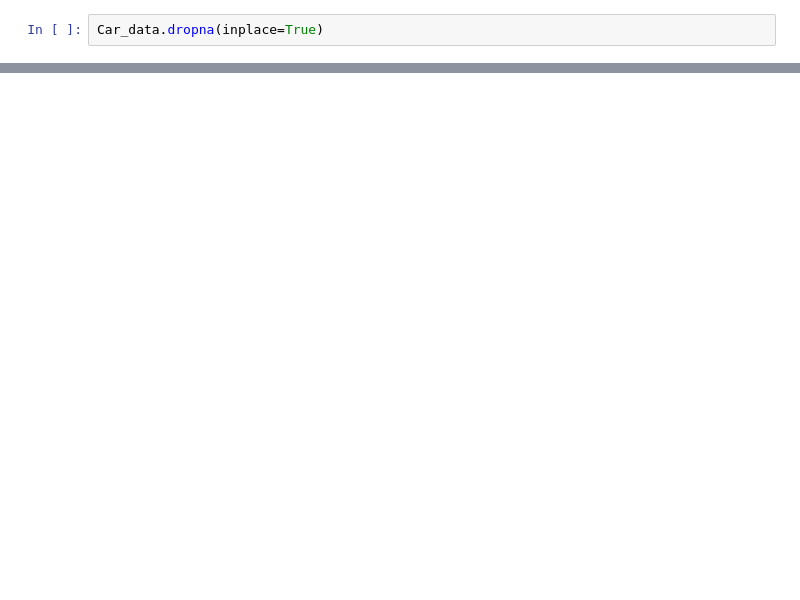
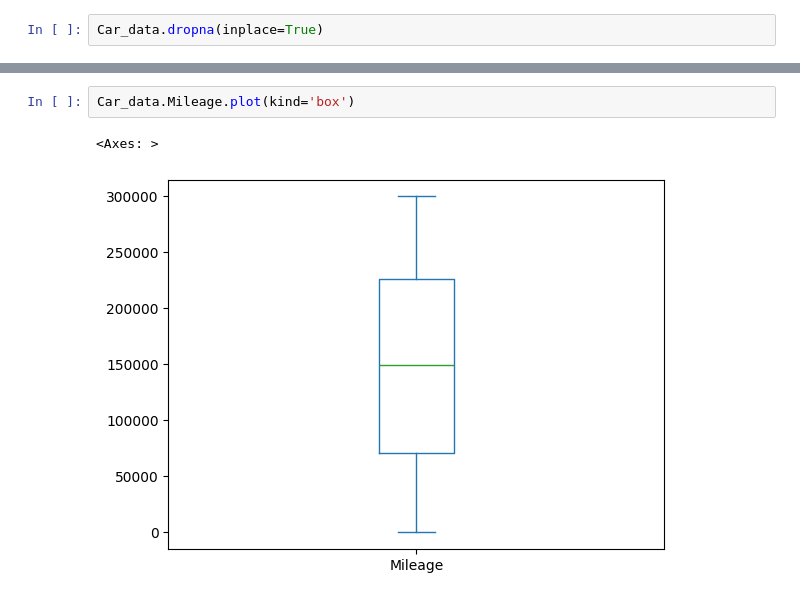
Before and after one commit to vinothkumard2006-ai/data-science, a Jupyter notebook: Car price pred.ipynb, the cells around one changed output, grey strips where cells are left out. Saved outputs shown, nothing was run; the diff lists cells and outputs as text; blank space fills up the shorter version.

```diff
--- a/Car price pred.ipynb
+++ b/Car price pred.ipynb
@@ -94,0 +171,5 @@ Car_data.describe()
+# %%
+Car_data.Mileage.plot(kind='box')
+# %% [output]
+<Axes: >
+[figure, added]
```
Also changed, not shown: parts of 49 cells of this notebook.
